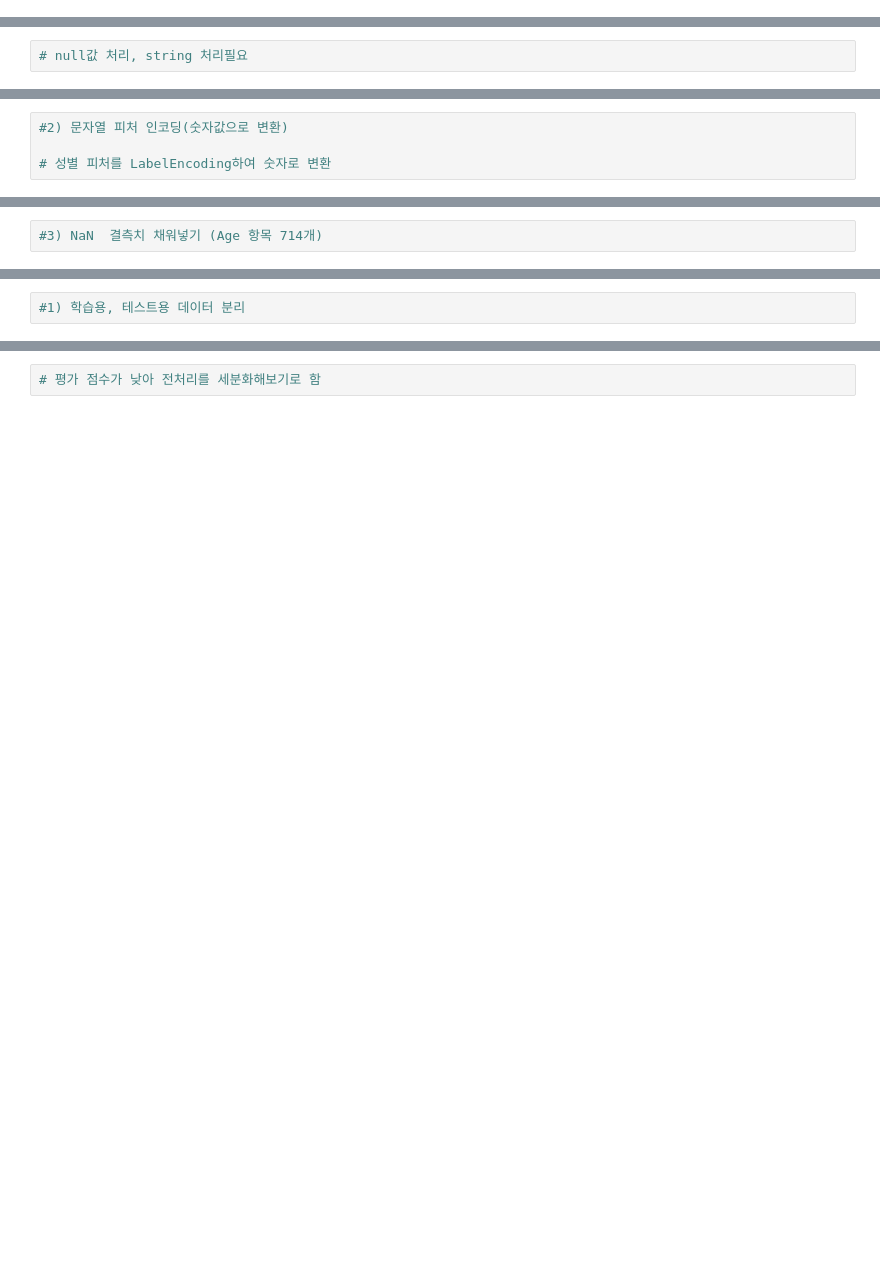
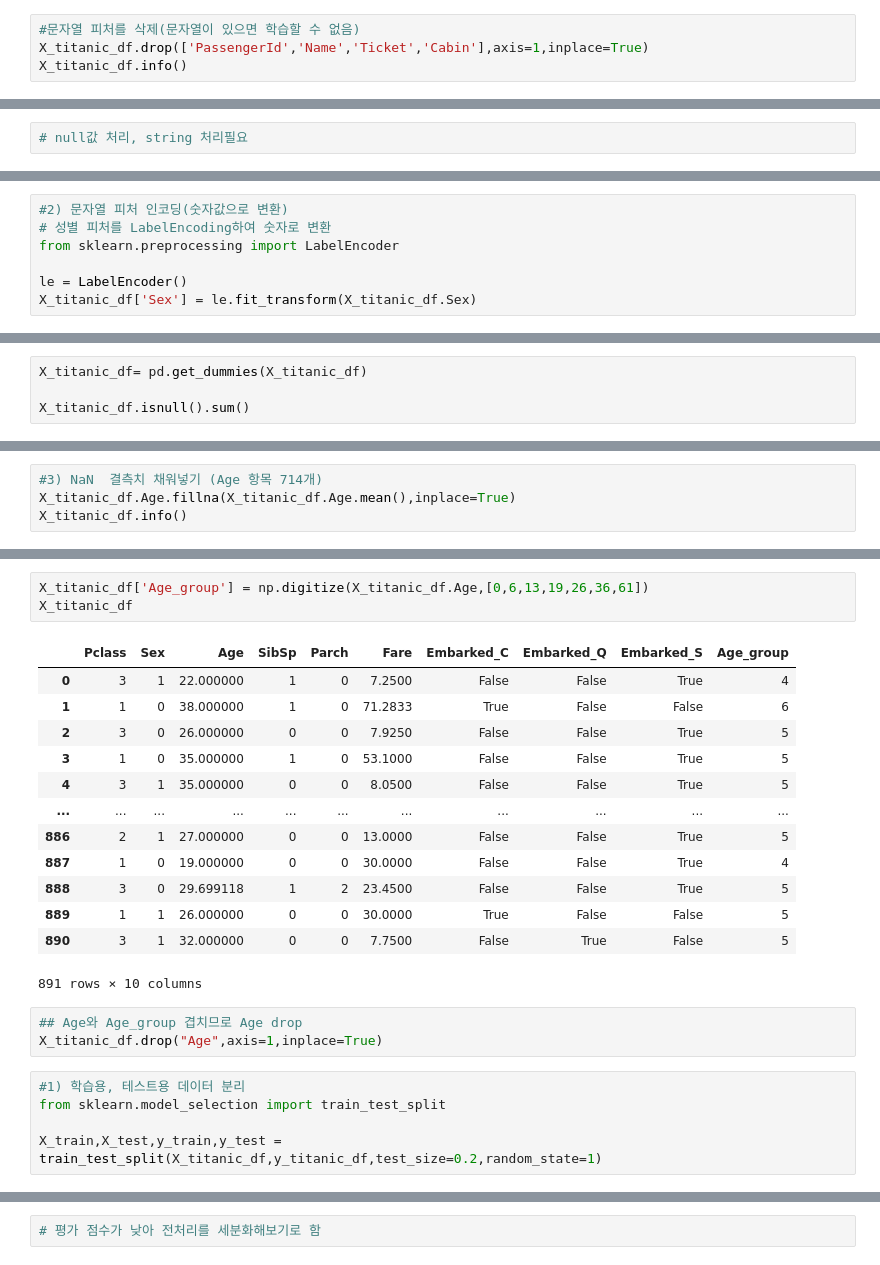
Before and after one commit to journnie/01_machine_learning, a Jupyter notebook: 300.Classification/320.1결정트리실습_타이타닉.ipynb, the cells around one changed output, grey strips where cells are left out. Cells and saved outputs as stored; diff of their text form; blank space fills up the shorter version.

```diff
--- a/300.Classification/320.1결정트리실습_타이타닉.ipynb
+++ b/300.Classification/320.1결정트리실습_타이타닉.ipynb
@@ -20,0 +37,4 @@ titanic_df.head()
+# %%
+#문자열 피처를 삭제(문자열이 있으면 학습할 수 없음)
+X_titanic_df.drop(['PassengerId','Name','Ticket','Cabin'],axis=1,inplace=True)
+X_titanic_df.info()
@@ -27,7 +66,10 @@ X_titanic_df.info()
 # %%
 #2) 문자열 피처 인코딩(숫자값으로 변환)
+# 성별 피처를 LabelEncoding하여 숫자로 변환
+from sklearn.preprocessing import LabelEncoder
 
-# 성별 피처를 LabelEncoding하여 숫자로 변환
+le = LabelEncoder()
+X_titanic_df['Sex'] = le.fit_transform(X_titanic_df.Sex)
 # %%
 #Embarked 피처를 onehot Encoding하여 숫자로 변환
 #Enbarked에는 Null값이 2개 있음 - 처리요망
@@ -33,0 +84,4 @@ X_titanic_df.info()
+# %%
+X_titanic_df= pd.get_dummies(X_titanic_df)
+
+X_titanic_df.isnull().sum()
@@ -34,2 +99,4 @@ X_titanic_df.info()
 # %%
 #3) NaN  결측치 채워넣기 (Age 항목 714개)
+X_titanic_df.Age.fillna(X_titanic_df.Age.mean(),inplace=True)
+X_titanic_df.info()
@@ -41,4 +161,27 @@ X_titanic_df.info() #Age 값의 결측치 확인
-# %%
-#1) 학습용, 테스트용 데이터 분리
+# %%
+X_titanic_df['Age_group'] = np.digitize(X_titanic_df.Age,[0,6,13,19,26,36,61])
+X_titanic_df
+# %% [output]
+|  | Pclass | Sex | Age | SibSp | Parch | Fare | Embarked_C | Embarked_Q | Embarked_S | Age_group |
+| 0 | 3 | 1 | 22.000000 | 1 | 0 | 7.2500 | False | False | True | 4 |
+| 1 | 1 | 0 | 38.000000 | 1 | 0 | 71.2833 | True | False | False | 6 |
+| 2 | 3 | 0 | 26.000000 | 0 | 0 | 7.9250 | False | False | True | 5 |
+| 3 | 1 | 0 | 35.000000 | 1 | 0 | 53.1000 | False | False | True | 5 |
+| 4 | 3 | 1 | 35.000000 | 0 | 0 | 8.0500 | False | False | True | 5 |
+| ... | ... | ... | ... | ... | ... | ... | ... | ... | ... | ... |
+| 886 | 2 | 1 | 27.000000 | 0 | 0 | 13.0000 | False | False | True | 5 |
+| 887 | 1 | 0 | 19.000000 | 0 | 0 | 30.0000 | False | False | True | 4 |
+| 888 | 3 | 0 | 29.699118 | 1 | 2 | 23.4500 | False | False | True | 5 |
+| 889 | 1 | 1 | 26.000000 | 0 | 0 | 30.0000 | True | False | False | 5 |
+| 890 | 3 | 1 | 32.000000 | 0 | 0 | 7.7500 | False | True | False | 5 |
+891 rows × 10 columns
+# %%
+## Age와 Age_group 겹치므로 Age drop
+X_titanic_df.drop("Age",axis=1,inplace=True)
+# %%
+#1) 학습용, 테스트용 데이터 분리
+from sklearn.model_selection import train_test_split
+
+X_train,X_test,y_train,y_test = train_test_split(X_titanic_df,y_titanic_df,test_size=0.2,random_state=1)
 # %%
 #2) 결정트리 객체 생성
```
Also changed, not shown: parts of 29 cells of this notebook, 13 other files.
